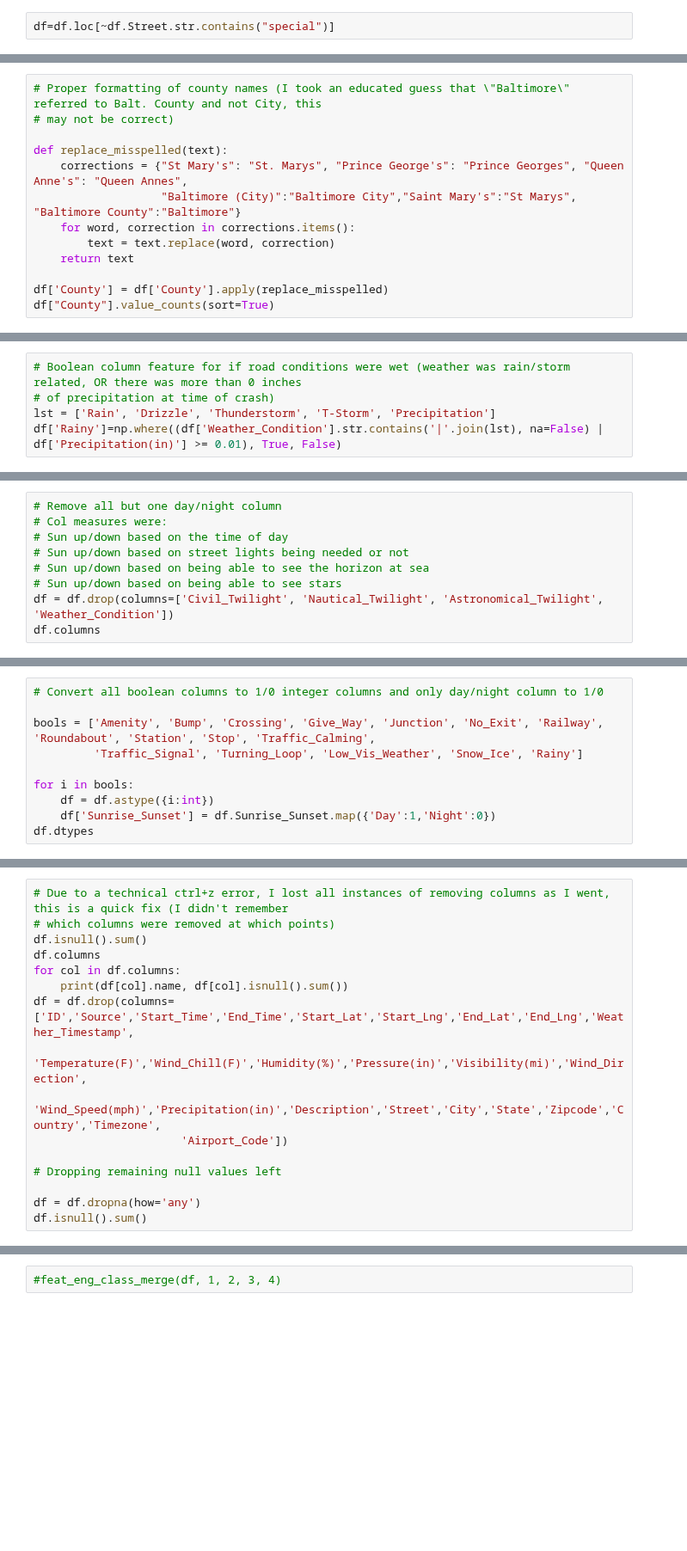
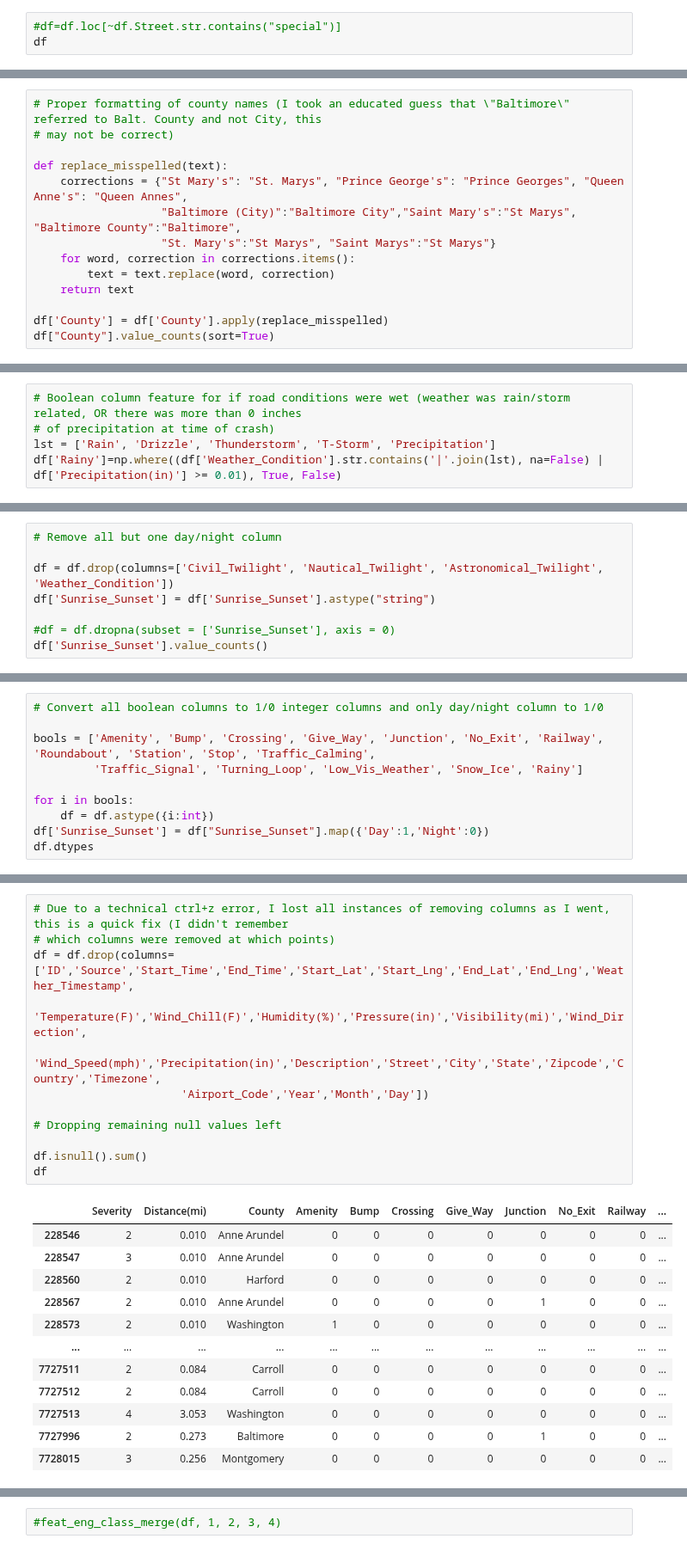
Before and after one commit to fenrirbatdorf/Accident_Data_Preprocessing, a Jupyter notebook: Fenrir_Feature_Engineer_Repair.ipynb, the cells around one changed output, grey strips where cells are left out. Shown at 86% size. Cells and saved outputs as stored; diff of their text form; blank space fills up the shorter version.

```diff
--- a/Fenrir_Feature_Engineer_Repair.ipynb
+++ b/Fenrir_Feature_Engineer_Repair.ipynb
@@ -89,3 +210,4 @@ df["Street"] = df["Street"].astype(str)
 df["Street"] = df.Street.apply(street_type)
 # %%
-df=df.loc[~df.Street.str.contains("special")]
+#df=df.loc[~df.Street.str.contains("special")]
+df
@@ -97,7 +247,8 @@ df.Street.value_counts()
 
 def replace_misspelled(text):
     corrections = {"St Mary's": "St. Marys", "Prince George's": "Prince Georges", "Queen Anne's": "Queen Annes",
-                   "Baltimore (City)":"Baltimore City","Saint Mary's":"St Marys", "Baltimore County":"Baltimore"}
+                   "Baltimore (City)":"Baltimore City","Saint Mary's":"St Marys", "Baltimore County":"Baltimore",
+                   "St. Mary's":"St Marys", "Saint Marys":"St Marys"}
     for word, correction in corrections.items():
         text = text.replace(word, correction)
     return text
@@ -132,9 +314,8 @@ df.columns
 # %%
 # Remove all but one day/night column
-# Col measures were:
-# Sun up/down based on the time of day
-# Sun up/down based on street lights being needed or not
-# Sun up/down based on being able to see the horizon at sea
-# Sun up/down based on being able to see stars
+
 df = df.drop(columns=['Civil_Twilight', 'Nautical_Twilight', 'Astronomical_Twilight', 'Weather_Condition'])
-df.columns
+df['Sunrise_Sunset'] = df['Sunrise_Sunset'].astype("string")
+
+#df = df.dropna(subset = ['Sunrise_Sunset'], axis = 0)
+df['Sunrise_Sunset'].value_counts()
@@ -149,5 +353,5 @@ bools = ['Amenity', 'Bump', 'Crossing', 'Give_Way', 'Junction', 'No_Exit', 'Rail
 
 for i in bools:
     df = df.astype({i:int})
-    df['Sunrise_Sunset'] = df.Sunrise_Sunset.map({'Day':1,'Night':0})
+df['Sunrise_Sunset'] = df["Sunrise_Sunset"].map({'Day':1,'Night':0})
 df.dtypes
@@ -182,16 +477,25 @@ df["Freezing"].value_counts()
 # %%
 # Due to a technical ctrl+z error, I lost all instances of removing columns as I went, this is a quick fix (I didn't remember
 # which columns were removed at which points)
-df.isnull().sum()
-df.columns
-for col in df.columns:
-    print(df[col].name, df[col].isnull().sum())
 df = df.drop(columns=['ID','Source','Start_Time','End_Time','Start_Lat','Start_Lng','End_Lat','End_Lng','Weather_Timestamp',
                       'Temperature(F)','Wind_Chill(F)','Humidity(%)','Pressure(in)','Visibility(mi)','Wind_Direction',
                       'Wind_Speed(mph)','Precipitation(in)','Description','Street','City','State','Zipcode','Country','Timezone',
-                      'Airport_Code'])
+                      'Airport_Code','Year','Month','Day'])
 
 # Dropping remaining null values left
 
-df = df.dropna(how='any')
 df.isnull().sum()
+df
+# %% [output]
+|  | Severity | Distance(mi) | County | Amenity | Bump | Crossing | Give_Way | Junction | No_Exit | Railway | ... |
+| 228546 | 2 | 0.010 | Anne Arundel | 0 | 0 | 0 | 0 | 0 | 0 | 0 | ... |
+| 228547 | 3 | 0.010 | Anne Arundel | 0 | 0 | 0 | 0 | 0 | 0 | 0 | ... |
+| 228560 | 2 | 0.010 | Harford | 0 | 0 | 0 | 0 | 0 | 0 | 0 | ... |
+| 228567 | 2 | 0.010 | Anne Arundel | 0 | 0 | 0 | 0 | 1 | 0 | 0 | ... |
+| 228573 | 2 | 0.010 | Washington | 1 | 0 | 0 | 0 | 0 | 0 | 0 | ... |
+| ... | ... | ... | ... | ... | ... | ... | ... | ... | ... | ... | ... |
+| 7727511 | 2 | 0.084 | Carroll | 0 | 0 | 0 | 0 | 0 | 0 | 0 | ... |
+| 7727512 | 2 | 0.084 | Carroll | 0 | 0 | 0 | 0 | 0 | 0 | 0 | ... |
+| 7727513 | 4 | 3.053 | Washington | 0 | 0 | 0 | 0 | 0 | 0 | 0 | ... |
+| 7727996 | 2 | 0.273 | Baltimore | 0 | 0 | 0 | 0 | 1 | 0 | 0 | ... |
+| 7728015 | 3 | 0.256 | Montgomery | 0 | 0 | 0 | 0 | 0 | 0 | 0 | ... |
```
Also changed, not shown: parts of 31 cells of this notebook, 2 other files.
